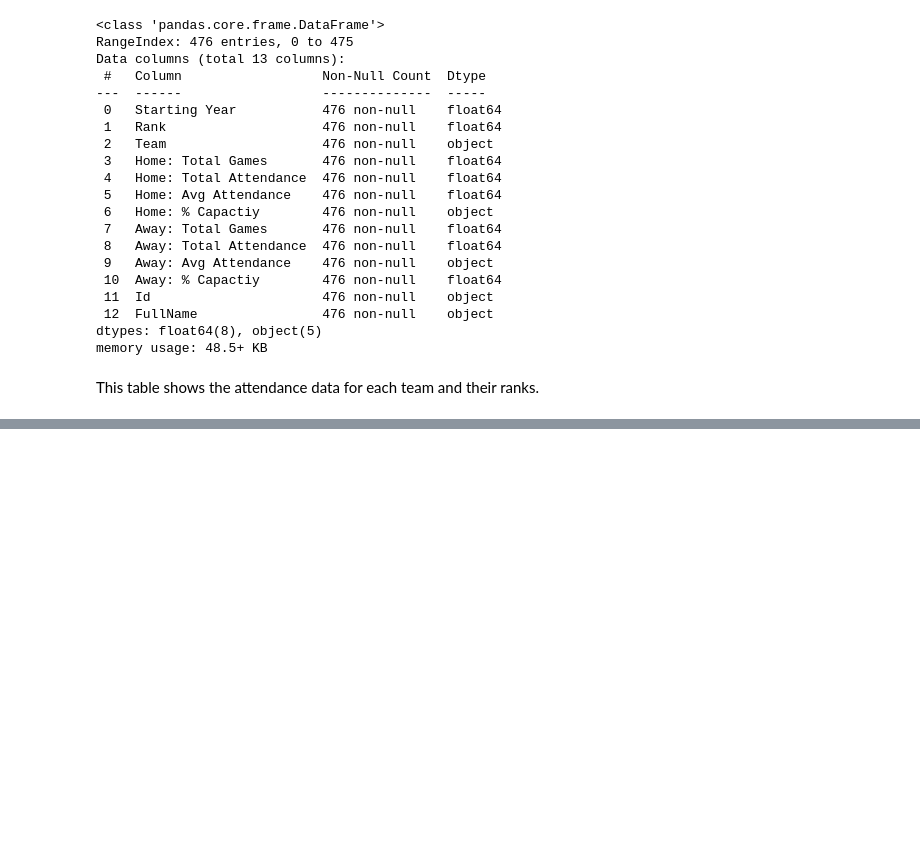
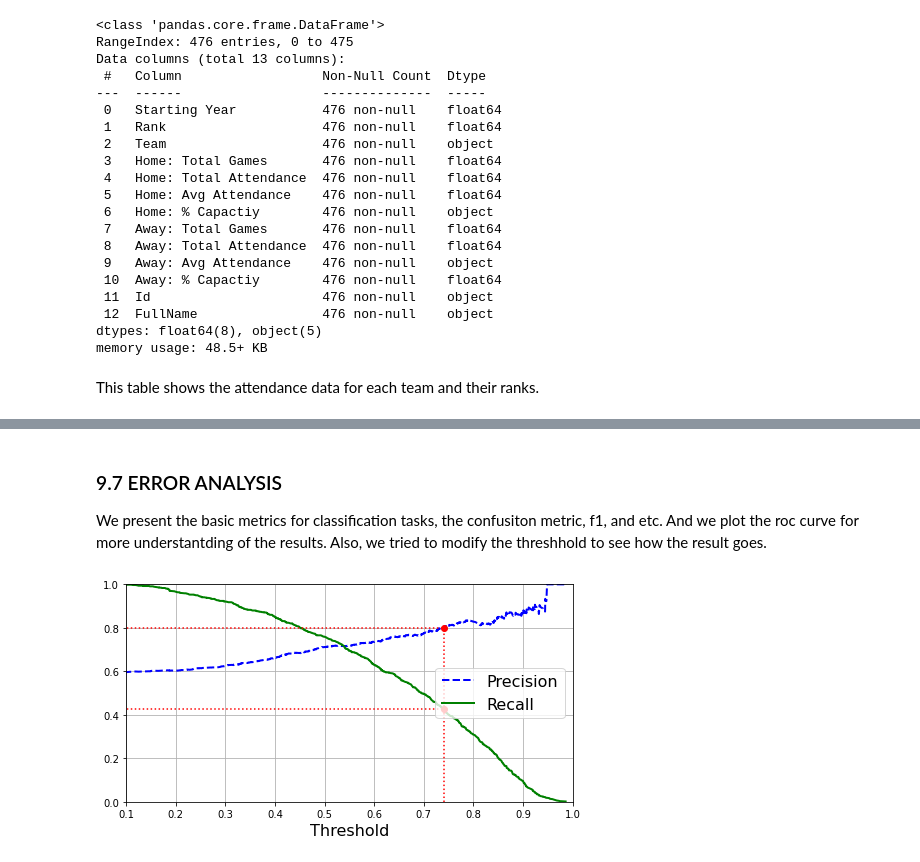
Before and after one commit to VIcKII-Z/Database-final-proj_on-NBA-datasets, a Jupyter notebook: final_proj.ipynb, the cells around one changed output, grey strips where cells are left out. Cells and saved outputs as stored; diff of their text form; code cells hidden in the pictures; blank space fills up the shorter version.

Commit message:
combine analysis and

```diff
--- a/final_proj.ipynb
+++ b/final_proj.ipynb
@@ -1135,0 +1399,2 @@ This table shows the attendance data for each team and their ranks.
+# %%
+my_model.fit(train_prepared, train_label)
@@ -1135,0 +1458,10 @@ This table shows the attendance data for each team and their ranks.
+# %%
+min_features_to_select = 5  # Minimum number of features to consider
+rfecv = RFECV(
+    estimator=clone(my_model), # make a clone of model that is unfitted
+    step=1,
+    cv=StratifiedKFold(5),
+    scoring="f1",
+    min_features_to_select=min_features_to_select,
+)
+rfecv.fit(train_prepared,train_label)
@@ -1135,0 +1558,2 @@ This table shows the attendance data for each team and their ranks.
+# %%
+model_1 = joblib.load('model_1.pkl') # randomized search with all features
@@ -1135,0 +1573,34 @@ This table shows the attendance data for each team and their ranks.
+# %% [markdown]
+### 9.7 ERROR ANALYSIS
+
+We present the basic metrics for classification tasks, the confusiton metric, f1, and etc. And we plot the roc curve for more understantding of the results. Also, we tried to modify the threshhold to see how the result goes.
+# %%
+y_probas = cross_val_predict(model_1, train, train_label, cv=5, method='predict_proba')
+# %%
+precisions, recalls, thresholds = precision_recall_curve(train_label, y_probas[:,1])
+
+def plot_precision_recall_vs_threshold(precisions, recalls, thresholds):
+    plt.plot(thresholds, precisions[:-1], "b--", label="Precision", linewidth=2)
+    plt.plot(thresholds, recalls[:-1], "g-", label="Recall", linewidth=2)
+    plt.legend(loc="center right", fontsize=16)
+    plt.xlabel("Threshold", fontsize=16)
+    plt.grid(True)
+    plt.axis([0.1, 1, 0, 1])
+
+
+
+recall_80_precision = recalls[np.argmax(precisions >= 0.8)]
+threshold_80_precision = thresholds[np.argmax(precisions >= 0.8)]
+
+
+plt.figure(figsize=(8, 4))
+plot_precision_recall_vs_threshold(precisions, recalls, thresholds)
+plt.plot([threshold_80_precision, threshold_80_precision], [0., 0.8], "r:")
+plt.plot([0, threshold_80_precision], [0.8, 0.8], "r:")
+plt.plot([0, threshold_80_precision], [recall_80_precision, recall_80_precision], "r:")
+plt.plot([threshold_80_precision], [0.8], "ro")
+plt.plot([threshold_80_precision], [recall_80_precision], "ro")
+("precision_recall_vs_threshold_plot")
+plt.show()
+# %% [output]
+[figure, added]
```
Also changed, not shown: parts of 68 cells of this notebook.
